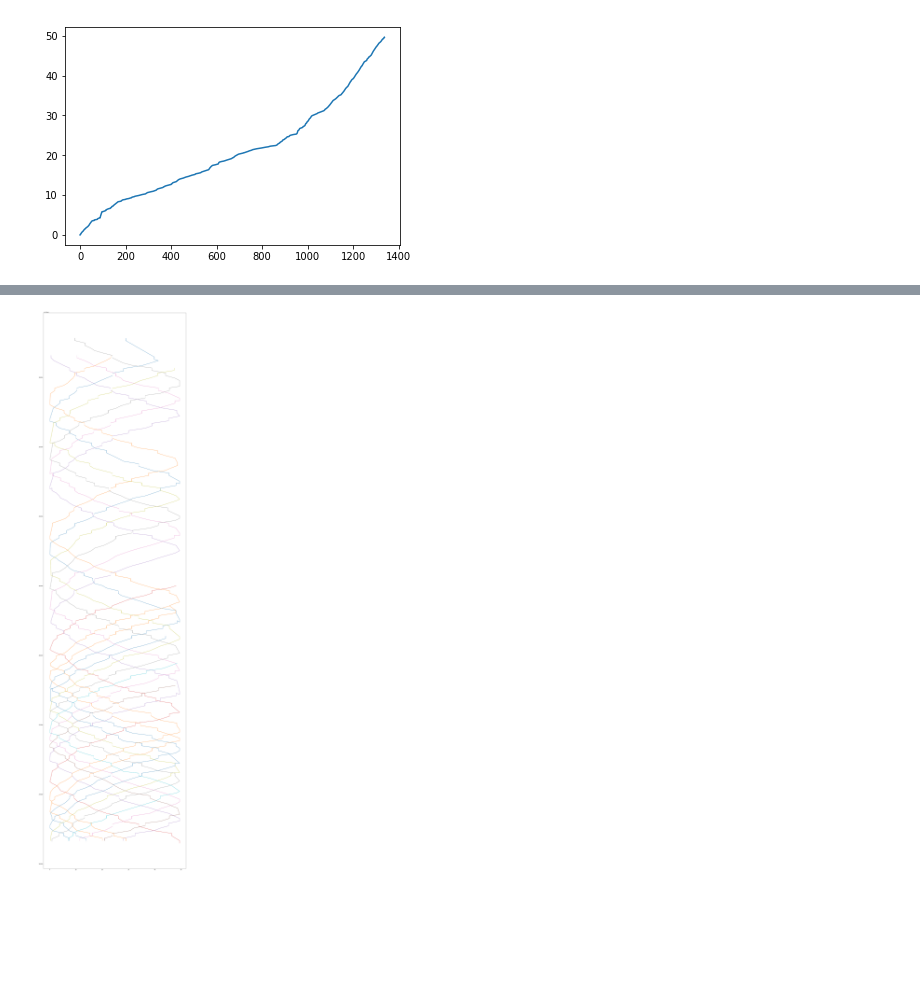
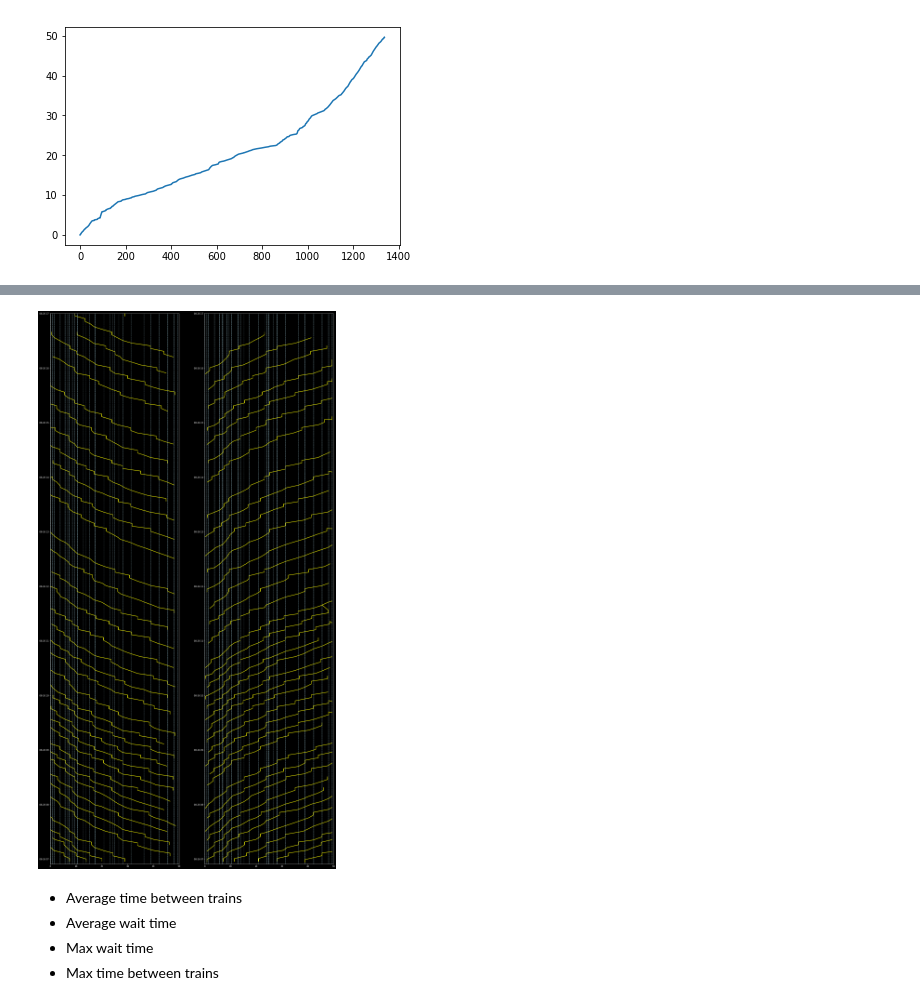
Before and after one commit to ian-r-rose/analysis, a Jupyter notebook: time_distance.ipynb, the cells around one changed output, grey strips where cells are left out. Drawn from its saved outputs; the diff is of its cells as text; code cells hidden in the pictures; blank space fills up the shorter version.

```diff
--- a/time_distance.ipynb
+++ b/time_distance.ipynb
@@ -165,8 +99,42 @@ df
-# %%
-fig = plt.figure(figsize=[24,96])
-ax = fig.add_subplot(111)
-for i in range(401,413):
-    reduced = df.loc[df['vehicle_id'] == i]
-    ax.plot(reduced['distance'], reduced['timestamp'])
-# %% [output]
-[figure, removed]
+# %%
+df['date'] = pd.to_datetime(df['timestamp'],unit='s')
+# %%
+northbound = df.loc[df['direction'] == 0.].groupby('vehicle_id')
+southbound = df.loc[df['direction'] == 180.].groupby('vehicle_id')
+# %%
+stations = json.load(open('misc/GoldLineStationIds.json'))['items']
+station_distances = [cumulative_distance[get_nearest_point_index((station['longitude'], station['latitude']), c)] for station in stations]
+# %%
+plt.style.use('dark_background')
+
+fig = plt.figure(figsize=[24,48])
+ax1 = fig.add_subplot(121)
+ax2 = fig.add_subplot(122)
+ax1.set_ylim(df['date'].min(),df['date'].max())
+ax2.set_ylim(df['date'].min(),df['date'].max())
+ax1.set_xlim(0, 50)
+ax2.set_xlim(0, 50)
+
+for group in southbound:
+    times = group[1]['date']
+    distances = group[1]['distance'].values
+    nans = np.where(np.abs(np.diff(distances)) >= 10.0)[0]
+    distances[nans] = np.nan
+    for station in station_distances:
+        ax1.axvline(station, color='#ADD8E6', lw=1, linestyle='-.')
+    ax1.plot(distances, times, lw=2, color='#FFFF00')
+for group in northbound:
+    times = group[1]['date']
+    distances = group[1]['distance'].values
+    nans = np.where(np.abs(np.diff(distances)) >= 10.0)[0]
+    distances[nans] = np.nan
+    for station in station_distances:
+        ax2.axvline(station, color='#ADD8E6', lw=1, linestyle='-.')
+    ax2.plot(distances, times, lw=2, color='#FFFF00')
+# %% [output]
+[figure, added]
+# %% [markdown]
+* Average time between trains
+* Average wait time
+* Max wait time
+* Max time between trains
```
Also changed, not shown: parts of 7 cells of this notebook.
